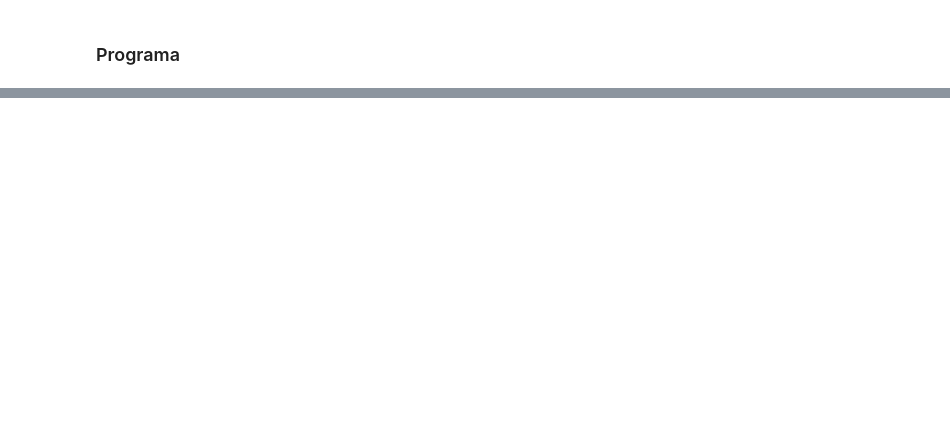
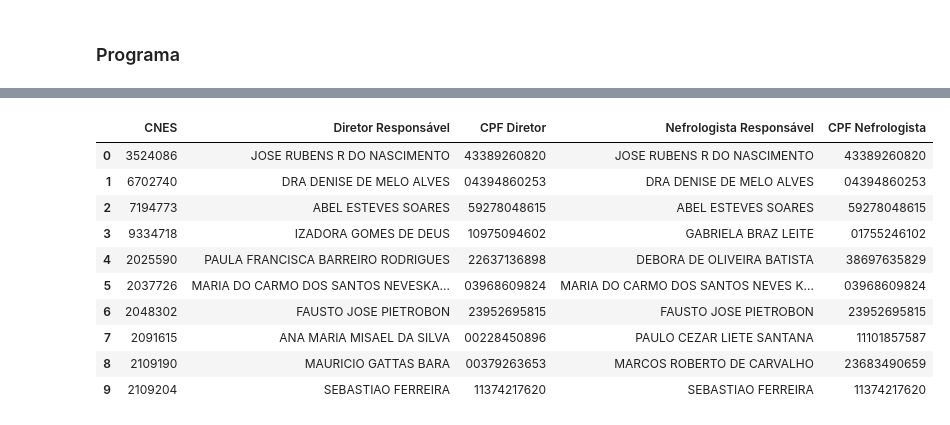
Before and after one commit to joaomoura05/CNES-SCRAPY, a Jupyter notebook: cnes_scrapy.ipynb, the cells around one changed output, grey strips where cells are left out. Drawn from its saved outputs; the diff is of its cells as text; code cells hidden in the pictures; blank space fills up the shorter version.

```diff
--- a/cnes_scrapy.ipynb
+++ b/cnes_scrapy.ipynb
@@ -272,0 +277,28 @@ def get_values_conj_gerais():
+# %%
+df_formalizacao = pd.DataFrame(columns=['CNES', "Diretor Responsável", "CPF Diretor", "Nefrologista Responsável", "CPF Nefrologista"])
+
+def tab_formalizacao(cnes):
+    global df_formalizacao  # Acessa o DataFrame global
+
+    # Inicializa variáveis para armazenar os dados
+    director_name = driver.find_element(By.XPATH, '//*[@id="estabContent"]/div/section/div[3]/div/div[2]/div[1]/div[3]/table/tbody/tr[2]/td[1]').text
+    director_cpf = driver.find_element(By.XPATH, '//*[@id="estabContent"]/div/section/div[3]/div/div[2]/div[1]/div[3]/table/tbody/tr[2]/td[2]').text
+    nefrologist_name = driver.find_element(By.XPATH, '//*[@id="estabContent"]/div/section/div[3]/div/div[2]/div[1]/div[3]/table/tbody/tr[4]/td[1]').text
+    nefrologist_cpf = driver.find_element(By.XPATH, '//*[@id="estabContent"]/div/section/div[3]/div/div[2]/div[1]/div[3]/table/tbody/tr[4]/td[2]').text
+
+
+    # Cria um DataFrame temporário com os dados extraídos
+    df_temp_formalizacao = pd.DataFrame({
+        'CNES': [cnes],
+        "Diretor Responsável": [director_name],
+        "CPF Diretor": [director_cpf],
+        "Nefrologista Responsável": [nefrologist_name],
+        "CPF Nefrologista": [nefrologist_cpf]
+    })
+
+    # Concatena com o DataFrame global
+    df_formalizacao = pd.concat([df_formalizacao, df_temp_formalizacao], ignore_index=True)
+
+    # Exibindo o DataFrame atualizado
+    #print('Formalização')
+    #display(df_formalizacao)
@@ -405,0 +502,14 @@ for cnes in lista:
+# %%
+df_formalizacao.head(10)
+# %% [output]
+|  | CNES | Diretor Responsável | CPF Diretor | Nefrologista Responsável | CPF Nefrologista |
+| 0 | 3524086 | JOSE RUBENS R DO NASCIMENTO | 43389260820 | JOSE RUBENS R DO NASCIMENTO | 43389260820 |
+| 1 | 6702740 | DRA DENISE DE MELO ALVES | 04394860253 | DRA DENISE DE MELO ALVES | 04394860253 |
+| 2 | 7194773 | ABEL ESTEVES SOARES | 59278048615 | ABEL ESTEVES SOARES | 59278048615 |
+| 3 | 9334718 | IZADORA GOMES DE DEUS | 10975094602 | GABRIELA BRAZ LEITE | 01755246102 |
+| 4 | 2025590 | PAULA FRANCISCA BARREIRO RODRIGUES | 22637136898 | DEBORA DE OLIVEIRA BATISTA | 38697635829 |
+| 5 | 2037726 | MARIA DO CARMO DOS SANTOS NEVESKA... | 03968609824 | MARIA DO CARMO DOS SANTOS NEVES K... | 03968609824 |
+| 6 | 2048302 | FAUSTO JOSE PIETROBON | 23952695815 | FAUSTO JOSE PIETROBON | 23952695815 |
+| 7 | 2091615 | ANA MARIA MISAEL DA SILVA | 00228450896 | PAULO CEZAR LIETE SANTANA | 11101857587 |
+| 8 | 2109190 | MAURICIO GATTAS BARA | 00379263653 | MARCOS ROBERTO DE CARVALHO | 23683490659 |
+| 9 | 2109204 | SEBASTIAO FERREIRA | 11374217620 | SEBASTIAO FERREIRA | 11374217620 |
```
Also changed, not shown: parts of 17 cells of this notebook, 4 other files.
